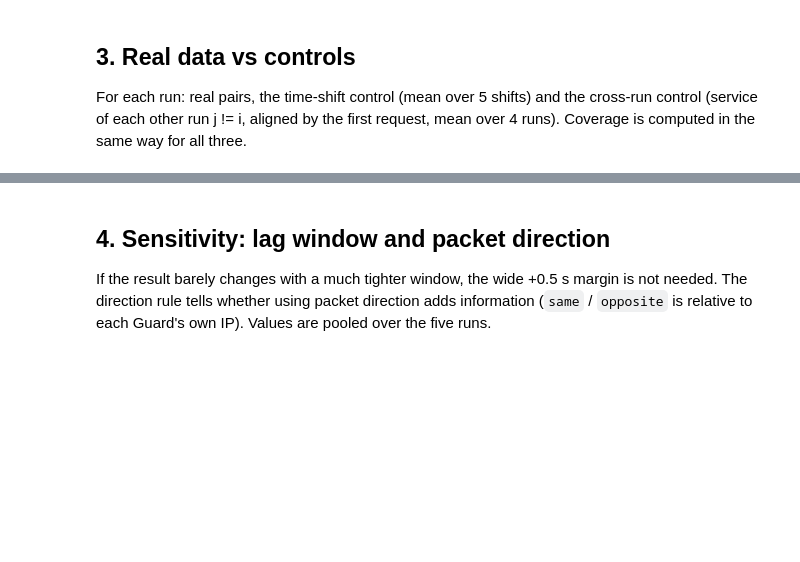
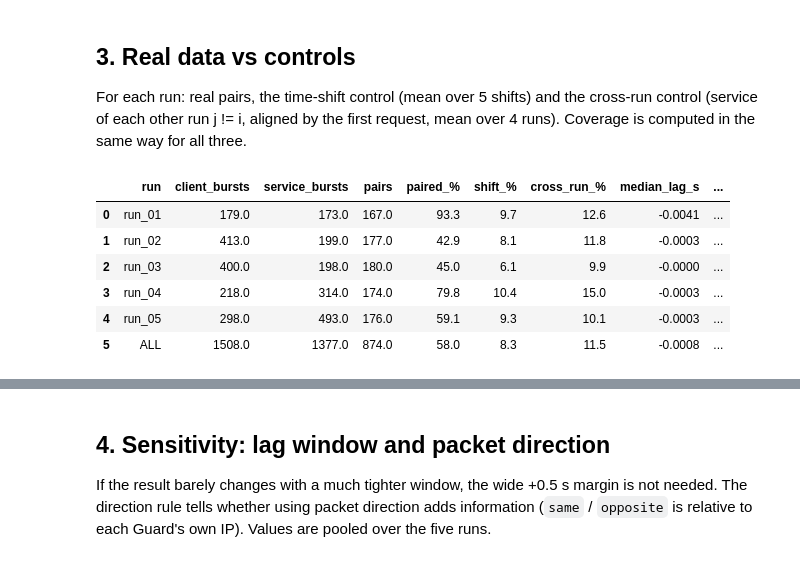
Before and after one commit to danielcarpitella/tor-network-security-project, a Jupyter notebook: experiments/onion-correlation/onion_analysis.ipynb, the cells around one changed output, grey strips where cells are left out. Drawn from its saved outputs; the diff is of its cells as text; code cells hidden in the pictures; blank space fills up the shorter version.

```diff
--- a/experiments/onion-correlation/onion_analysis.ipynb
+++ b/experiments/onion-correlation/onion_analysis.ipynb
@@ -107,13 +117,14 @@ def covered(pairs, req, lag_min=LAG_MIN, lag_max=LAG_MAX):
 
 For each run: real pairs, the time-shift control (mean over 5 shifts) and the cross-run control (service of each other run j != i, aligned by the first request, mean over 4 runs). Coverage is computed in the same way for all three.
 # %%
-def evaluate(lag_min=LAG_MIN, lag_max=LAG_MAX, direction="any"):
+def evaluate(lag_min=LAG_MIN, lag_max=LAG_MAX, direction="any", data=None):
+    B = bursts if data is None else data   # data: alternative burst tables (robustness checks)
     rows = []
     for ri in RUNS:
-        c, s, req = bursts[ri]["client"], bursts[ri]["service"], requests[ri]
+        c, s, req = B[ri]["client"], B[ri]["service"], requests[ri]
         real = pair_bursts(c, s, lag_min, lag_max, direction)
         shifted = [pair_bursts(c, s, lag_min, lag_max, direction, shift=sh) for sh in SHIFTS]
-        cross = [pair_bursts(c, bursts[rj]["service"], lag_min, lag_max, direction, shift=T0[ri] - T0[rj])
+        cross = [pair_bursts(c, B[rj]["service"], lag_min, lag_max, direction, shift=T0[ri] - T0[rj])
                  for rj in RUNS if rj != ri]
         rows.append({
             "run": ri, "client_bursts": len(c), "service_bursts": len(s), "n_req": len(req),
@@ -129,33 +140,41 @@ def evaluate(lag_min=LAG_MIN, lag_max=LAG_MAX, direction="any"):
     return pd.DataFrame(rows)
 
 def present(res):
     t = pd.DataFrame({
         "run": res["run"],
         "client_bursts": res["client_bursts"],
         "service_bursts": res["service_bursts"],
         "pairs": res["pairs"],
         "paired_%": (100 * res["pairs"] / res["client_bursts"]).round(1),
         "shift_%":  (100 * res["pairs_shift"] / res["client_bursts"]).round(1),
         "cross_run_%": (100 * res["pairs_cross"] / res["client_bursts"]).round(1),
         "median_lag_s": res["median_lag_s"].round(4),
         "req_covered": res["cov_real"].astype(str) + "/" + res["n_req"].astype(str),
         "req_covered_shift": res["cov_shift"].round(1),
         "req_covered_cross": res["cov_cross"].round(1),
     })
     tot = res[["client_bursts", "service_bursts", "pairs", "pairs_shift", "pairs_cross",
                "cov_real", "cov_shift", "cov_cross", "n_req"]].sum()
     t.loc[len(t)] = ["ALL", tot.client_bursts, tot.service_bursts, tot.pairs,
                      round(100 * tot.pairs / tot.client_bursts, 1),
                      round(100 * tot.pairs_shift / tot.client_bursts, 1),
                      round(100 * tot.pairs_cross / tot.client_bursts, 1),
                      round(float(np.median(np.concatenate(res["_lags"].to_list()))), 4),
                      f"{int(tot.cov_real)}/{int(tot.n_req)}", round(tot.cov_shift, 1), round(tot.cov_cross, 1)]
     return t
 
 main = evaluate()
 summary = present(main)
 summary.to_csv(RESULTS / "onion_summary.csv", index=False)
 summary
+# %% [output]
+|  | run | client_bursts | service_bursts | pairs | paired_% | shift_% | cross_run_% | median_lag_s | ... |
+| 0 | run_01 | 179.0 | 173.0 | 167.0 | 93.3 | 9.7 | 12.6 | -0.0041 | ... |
+| 1 | run_02 | 413.0 | 199.0 | 177.0 | 42.9 | 8.1 | 11.8 | -0.0003 | ... |
+| 2 | run_03 | 400.0 | 198.0 | 180.0 | 45.0 | 6.1 | 9.9 | -0.0000 | ... |
+| 3 | run_04 | 218.0 | 314.0 | 174.0 | 79.8 | 10.4 | 15.0 | -0.0003 | ... |
+| 4 | run_05 | 298.0 | 493.0 | 176.0 | 59.1 | 9.3 | 10.1 | -0.0003 | ... |
+| 5 | ALL | 1508.0 | 1377.0 | 874.0 | 58.0 | 8.3 | 11.5 | -0.0008 | ... |
 # %%
 fig, ax = plt.subplots(1, 3, figsize=(16, 4))
 lags = np.concatenate(main["_lags"].to_list())
```
Also changed, not shown: parts of 15 cells of this notebook, 3 other files.
